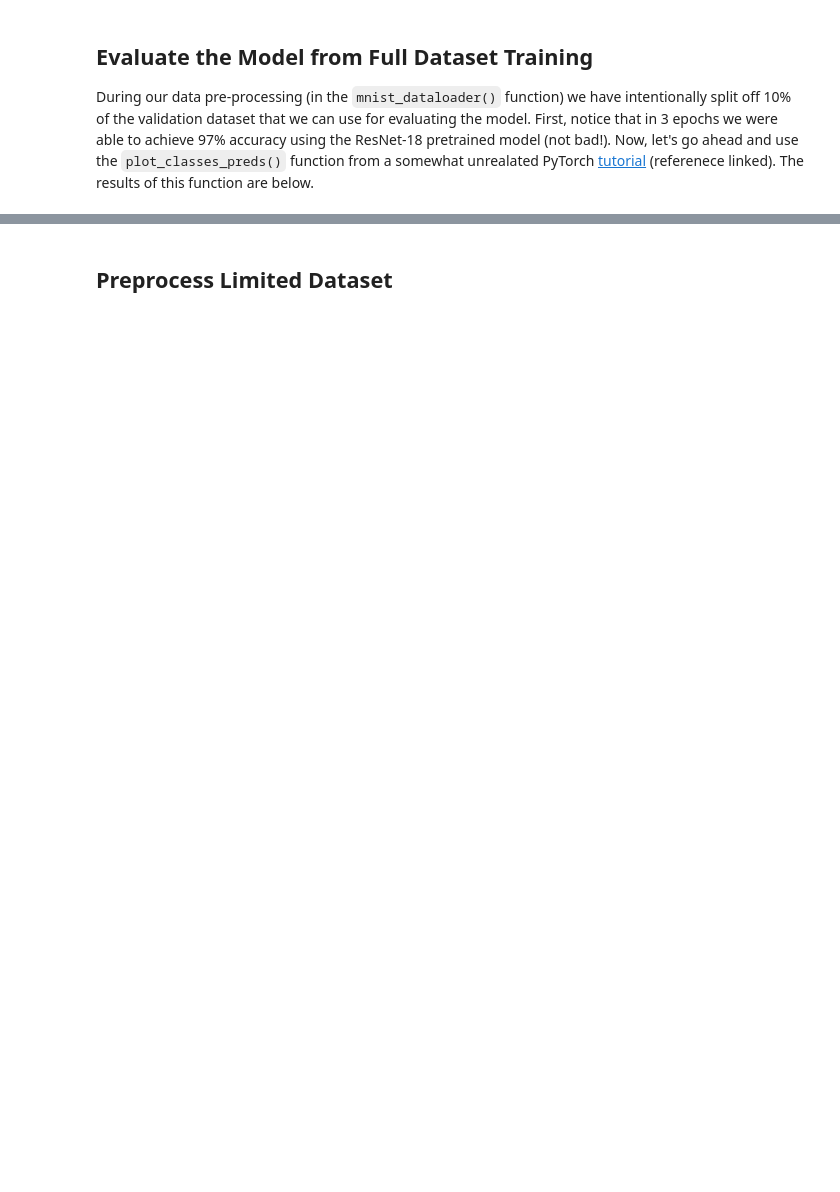
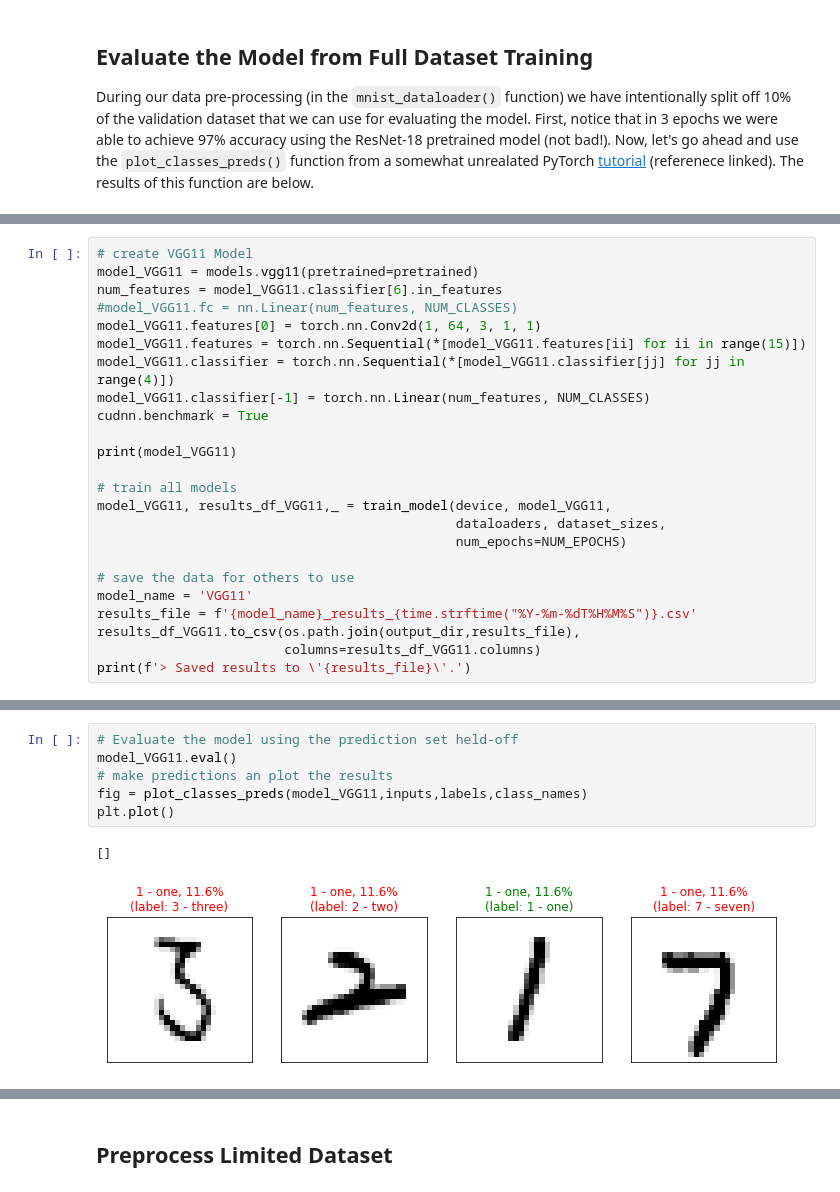
Before and after one commit to christnp/e6998-project, a Jupyter notebook: src/baseline/baseline.ipynb, the cells around one changed output, grey strips where cells are left out. Cells and saved outputs as stored; diff of their text form; blank space fills up the shorter version.

```diff
--- a/src/baseline/baseline.ipynb
+++ b/src/baseline/baseline.ipynb
@@ -177,0 +202,24 @@ tensor([5, 0, 4, 1, 3, 4, 1, 8, 1, 0, 8, 1, 5, 8, 8, 4, 8, 1, 1, 0, 4, 9, 7, 7,
+# %%
+# create VGG11 Model
+model_VGG11 = models.vgg11(pretrained=pretrained)
+num_features = model_VGG11.classifier[6].in_features
+#model_VGG11.fc = nn.Linear(num_features, NUM_CLASSES)
+model_VGG11.features[0] = torch.nn.Conv2d(1, 64, 3, 1, 1)
+model_VGG11.features = torch.nn.Sequential(*[model_VGG11.features[ii] for ii in range(15)])
+model_VGG11.classifier = torch.nn.Sequential(*[model_VGG11.classifier[jj] for jj in range(4)])
+model_VGG11.classifier[-1] = torch.nn.Linear(num_features, NUM_CLASSES)
+cudnn.benchmark = True
+
+print(model_VGG11)
+
+# train all models
+model_VGG11, results_df_VGG11,_ = train_model(device, model_VGG11,
+                                              dataloaders, dataset_sizes,
+                                              num_epochs=NUM_EPOCHS)
+
+# save the data for others to use
+model_name = 'VGG11'
+results_file = f'{model_name}_results_{time.strftime("%Y-%m-%dT%H%M%S")}.csv'
+results_df_VGG11.to_csv(os.path.join(output_dir,results_file),
+                        columns=results_df_VGG11.columns)
+print(f'> Saved results to \'{results_file}\'.')
@@ -177,0 +333,9 @@ tensor([5, 0, 4, 1, 3, 4, 1, 8, 1, 0, 8, 1, 5, 8, 8, 4, 8, 1, 1, 0, 4, 9, 7, 7,
+# %%
+# Evaluate the model using the prediction set held-off
+model_VGG11.eval()
+# make predictions an plot the results
+fig = plot_classes_preds(model_VGG11,inputs,labels,class_names)
+plt.plot()
+# %% [output]
+[]
+[figure, added]
```
Also changed, not shown: parts of 24 cells of this notebook, 38 other files.
